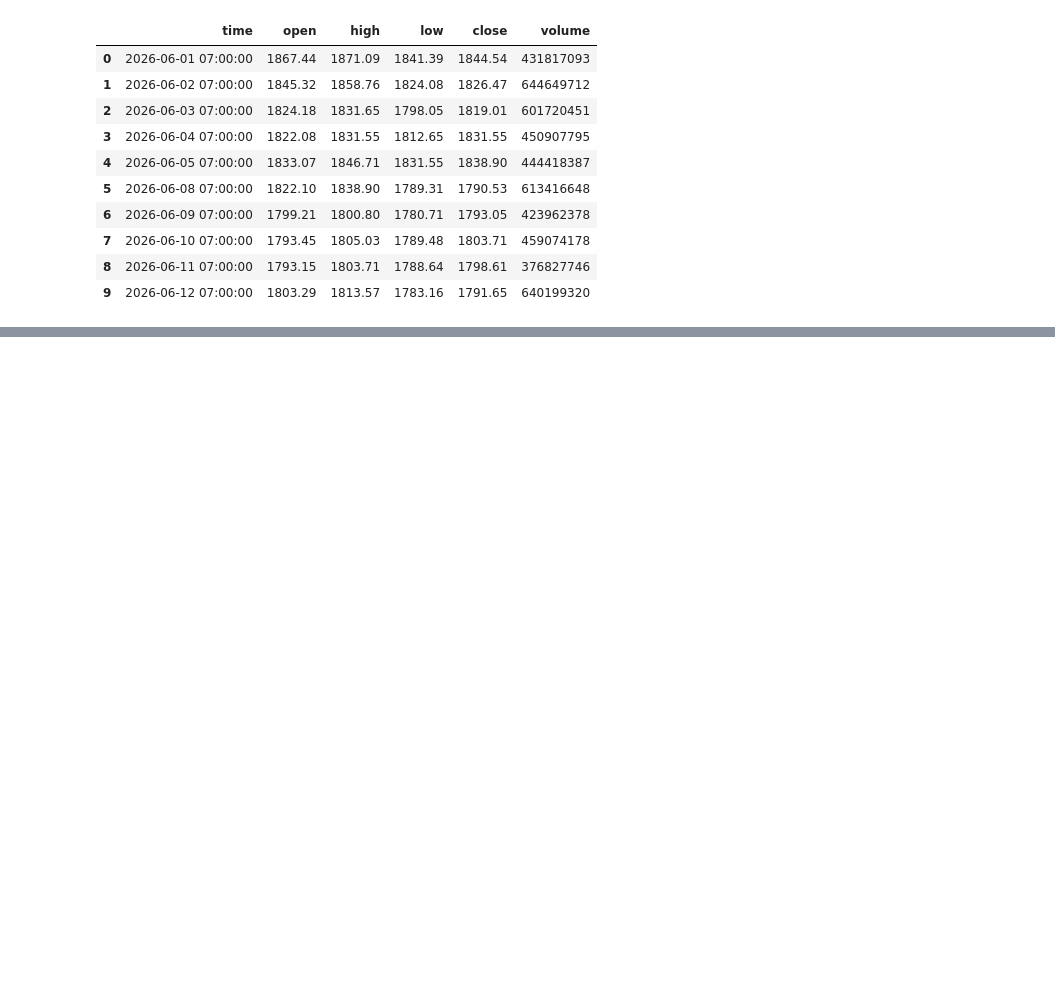
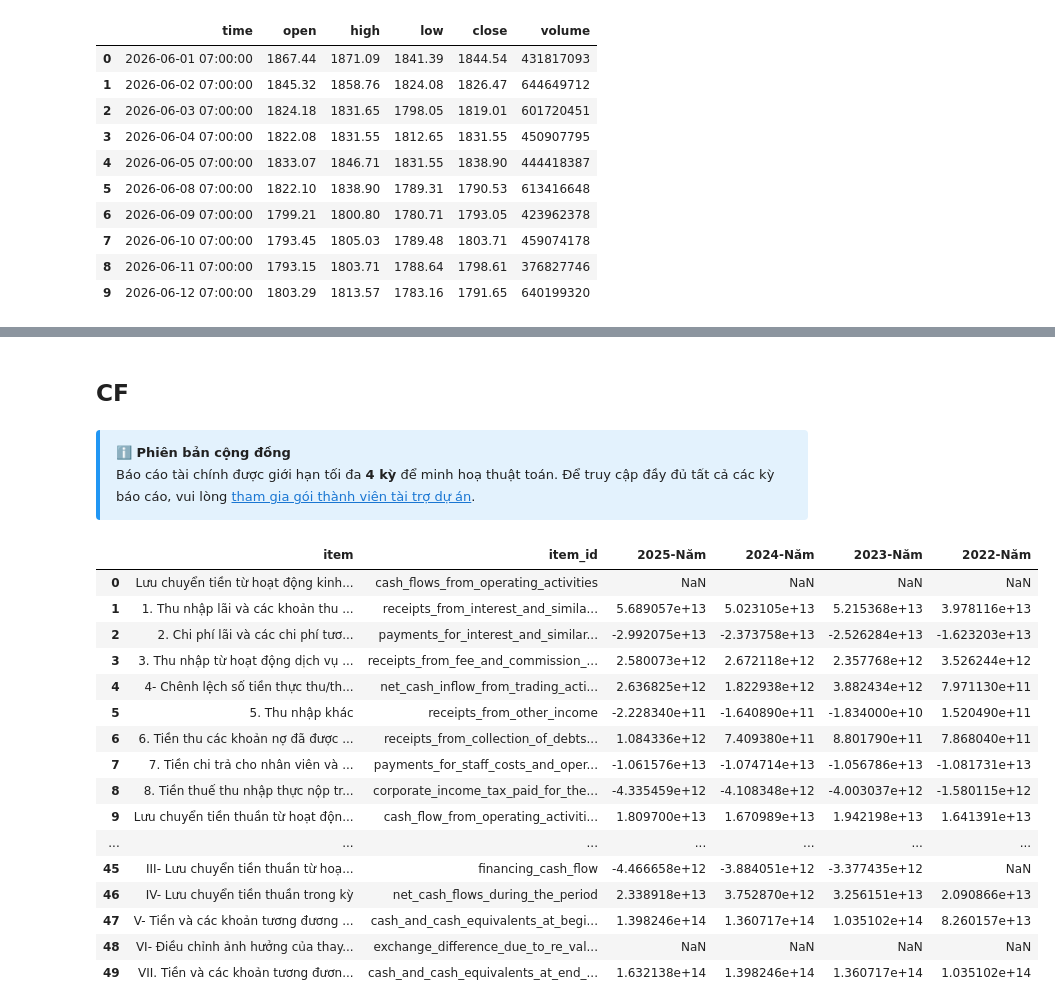
Before and after one commit to Tuanajax/Note_Everthing, a Jupyter notebook: Untitled0.ipynb, the cells around one changed output, grey strips where cells are left out. Saved outputs shown, nothing was run; the diff lists cells and outputs as text; code cells hidden in the pictures; blank space fills up the shorter version.

```diff
--- a/Untitled0.ipynb
+++ b/Untitled0.ipynb
@@ -104,0 +314,24 @@ plt.show()
+# %% [markdown]
+## **CF**
+# %%
+finance.cash_flow(period='year')
+# %% [output]
+ℹ️ Phiên bản cộng đồng
+Báo cáo tài chính được giới hạn tối đa 4 kỳ để minh hoạ thuật toán. Để truy cập đầy đủ tất cả các kỳ báo cáo, vui lòng tham gia gói thành viên tài trợ dự án.
+|  | item | item_id | 2025-Năm | 2024-Năm | 2023-Năm | 2022-Năm |
+| 0 | Lưu chuyển tiền từ hoạt động kinh... | cash_flows_from_operating_activities | NaN | NaN | NaN | NaN |
+| 1 | 1. Thu nhập lãi và các khoản thu ... | receipts_from_interest_and_simila... | 5.689057e+13 | 5.023105e+13 | 5.215368e+13 | 3.978116e+13 |
+| 2 | 2. Chi phí lãi và các chi phí tươ... | payments_for_interest_and_similar... | -2.992075e+13 | -2.373758e+13 | -2.526284e+13 | -1.623203e+13 |
+| 3 | 3. Thu nhập từ hoạt động dịch vụ ... | receipts_from_fee_and_commission_... | 2.580073e+12 | 2.672118e+12 | 2.357768e+12 | 3.526244e+12 |
+| 4 | 4- Chênh lệch số tiền thực thu/th... | net_cash_inflow_from_trading_acti... | 2.636825e+12 | 1.822938e+12 | 3.882434e+12 | 7.971130e+11 |
+| 5 | 5. Thu nhập khác | receipts_from_other_income | -2.228340e+11 | -1.640890e+11 | -1.834000e+10 | 1.520490e+11 |
+| 6 | 6. Tiền thu các khoản nợ đã được ... | receipts_from_collection_of_debts... | 1.084336e+12 | 7.409380e+11 | 8.801790e+11 | 7.868040e+11 |
+| 7 | 7. Tiền chi trả cho nhân viên và ... | payments_for_staff_costs_and_oper... | -1.061576e+13 | -1.074714e+13 | -1.056786e+13 | -1.081731e+13 |
+| 8 | 8. Tiền thuế thu nhập thực nộp tr... | corporate_income_tax_paid_for_the... | -4.335459e+12 | -4.108348e+12 | -4.003037e+12 | -1.580115e+12 |
+| 9 | Lưu chuyển tiền thuần từ hoạt độn... | cash_flow_from_operating_activiti... | 1.809700e+13 | 1.670989e+13 | 1.942198e+13 | 1.641391e+13 |
+| ... | ... | ... | ... | ... | ... | ... |
+| 45 | III- Lưu chuyển tiền thuần từ hoạ... | financing_cash_flow | -4.466658e+12 | -3.884051e+12 | -3.377435e+12 | NaN |
+| 46 | IV- Lưu chuyển tiền thuần trong kỳ | net_cash_flows_during_the_period | 2.338918e+13 | 3.752870e+12 | 3.256151e+13 | 2.090866e+13 |
+| 47 | V- Tiền và các khoản tương đương ... | cash_and_cash_equivalents_at_begi... | 1.398246e+14 | 1.360717e+14 | 1.035102e+14 | 8.260157e+13 |
+| 48 | VI- Điều chỉnh ảnh hưởng của thay... | exchange_difference_due_to_re_val... | NaN | NaN | NaN | NaN |
+| 49 | VII. Tiền và các khoản tương đươn... | cash_and_cash_equivalents_at_end_... | 1.632138e+14 | 1.398246e+14 | 1.360717e+14 | 1.035102e+14 |
```
Also changed, not shown: parts of 44 cells of this notebook.
